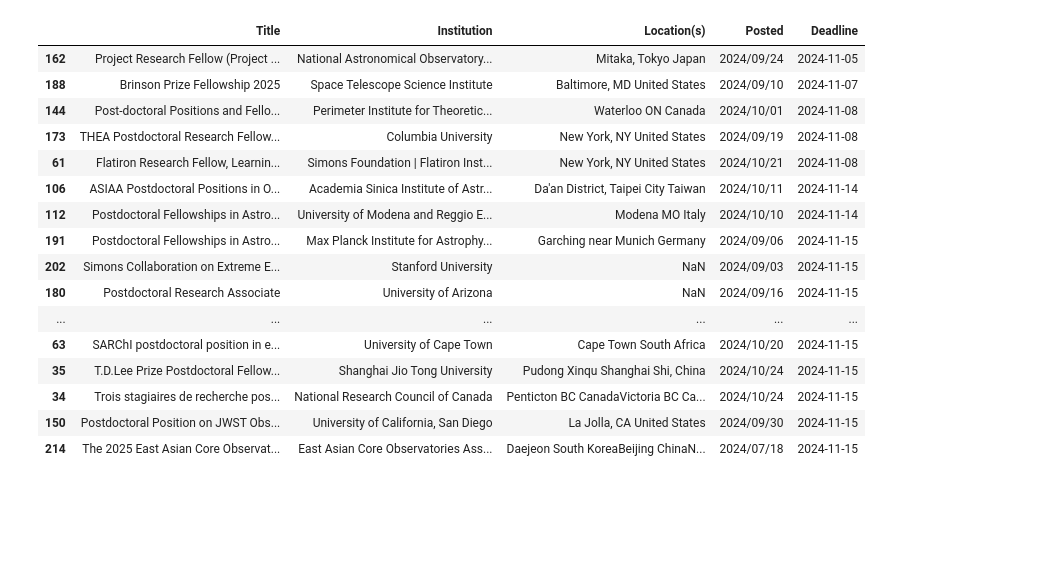
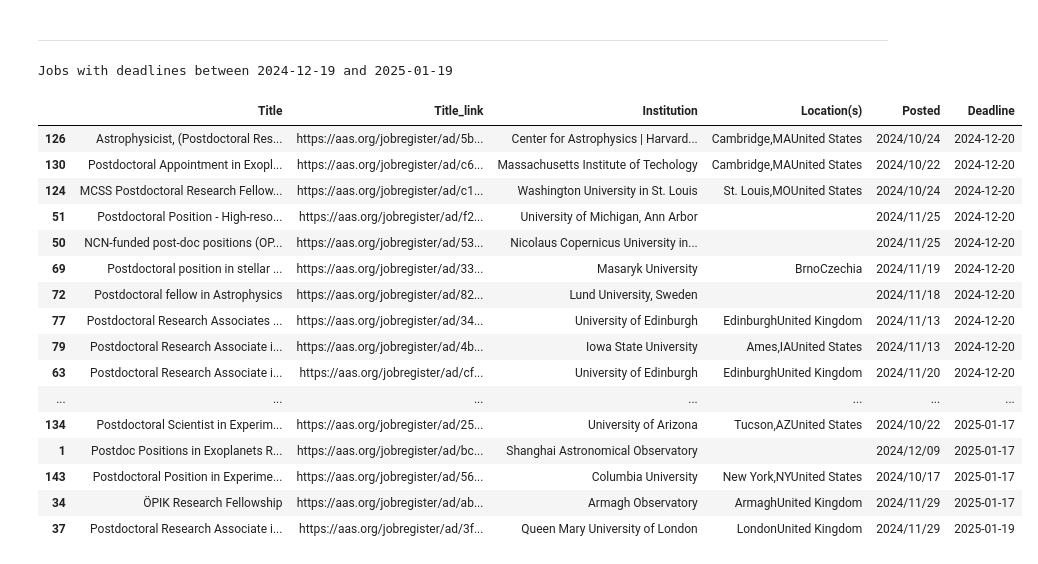
Before and after one commit to rodff/astropostdoc_hunt, a Jupyter notebook: check_AASJobs.ipynb, the cells around one changed output. Drawn from its saved outputs; the diff is of its cells as text; code cells hidden in the pictures; blank space fills up the shorter version.

```diff
--- a/check_AASJobs.ipynb
+++ b/check_AASJobs.ipynb
@@ -7,22 +0,0 @@ from urllib.request import Request, urlopen
-# %%
-class AASJobTable:
-    def __init__(self,link:str):
-        self.link = link
-        self.headers = {'User-Agent': 'Mozilla/5.0'}
-
-    def retrieve_table(self):
-        req = Request(self.link, headers=self.headers)
-        webpage = urlopen(req).read()
-
-        soup = BeautifulSoup(webpage, "html.parser")
-        table = soup.find_all("table")
-        df = pd.read_html(StringIO(str(table)))[0]
-
-        self.table = df.copy(deep=True)
-
-    def filter_by_date(self, min_date:str, max_date:str='2100-01-01', date_kw:str='Deadline'):
-        self.table[date_kw] = pd.to_datetime(self.table[date_kw],format='%Y/%m/%d')
-
-        mask = (self.table[date_kw] > min_date) & (self.table[date_kw] <= max_date)
-        self.table = self.table.loc[mask]
-        self.table = self.table.sort_values(by=date_kw)
@@ -34,24 +97,33 @@ maxdate = '2024-11-15'
 # %%
+# Create the table object
 T = AASJobTable(link)
+# Retrieve the table
 T.retrieve_table()
-T.filter_by_date(today,maxdate)
-
-T.table
+# Filter by date
+T.filter_by_date(mindate,maxdate)
-# %% [output]
-|  | Title | Institution | Location(s) | Posted | Deadline |
-| 162 | Project Research Fellow (Project ... | National Astronomical Observatory... | Mitaka, Tokyo Japan | 2024/09/24 | 2024-11-05 |
-| 188 | Brinson Prize Fellowship 2025 | Space Telescope Science Institute | Baltimore, MD United States | 2024/09/10 | 2024-11-07 |
-| 144 | Post-doctoral Positions and Fello... | Perimeter Institute for Theoretic... | Waterloo ON Canada | 2024/10/01 | 2024-11-08 |
-| 173 | THEA Postdoctoral Research Fellow... | Columbia University | New York, NY United States | 2024/09/19 | 2024-11-08 |
-| 61 | Flatiron Research Fellow, Learnin... | Simons Foundation | Flatiron Inst... | New York, NY United States | 2024/10/21 | 2024-11-08 |
-| 106 | ASIAA Postdoctoral Positions in O... | Academia Sinica Institute of Astr... | Da'an District, Taipei City Taiwan | 2024/10/11 | 2024-11-14 |
-| 112 | Postdoctoral Fellowships in Astro... | University of Modena and Reggio E... | Modena MO Italy | 2024/10/10 | 2024-11-14 |
-| 191 | Postdoctoral Fellowships in Astro... | Max Planck Institute for Astrophy... | Garching near Munich Germany | 2024/09/06 | 2024-11-15 |
-| 202 | Simons Collaboration on Extreme E... | Stanford University | NaN | 2024/09/03 | 2024-11-15 |
-| 180 | Postdoctoral Research Associate | University of Arizona | NaN | 2024/09/16 | 2024-11-15 |
-| ... | ... | ... | ... | ... | ... |
-| 63 | SARChI postdoctoral position in e... | University of Cape Town | Cape Town South Africa | 2024/10/20 | 2024-11-15 |
-| 35 | T.D.Lee Prize Postdoctoral Fellow... | Shanghai Jio Tong University | Pudong Xinqu Shanghai Shi, China | 2024/10/24 | 2024-11-15 |
-| 34 | Trois stagiaires de recherche pos... | National Research Council of Canada | Penticton BC CanadaVictoria BC Ca... | 2024/10/24 | 2024-11-15 |
-| 150 | Postdoctoral Position on JWST Obs... | University of California, San Diego | La Jolla, CA United States | 2024/09/30 | 2024-11-15 |
-| 214 | The 2025 East Asian Core Observat... | East Asian Core Observatories Ass... | Daejeon South KoreaBeijing ChinaN... | 2024/07/18 | 2024-11-15 |
+# %% [markdown]
+***
+# %%
+print(f'Jobs with deadlines between {mindate} and {maxdate}')
+
+# Display the DataFrame as HTML in Jupyter Notebook
+display(HTML(T.dataframe.to_html(escape=False)))
+# %% [output]
+Jobs with deadlines between 2024-12-19 and 2025-01-19
+|  | Title | Title_link | Institution | Location(s) | Posted | Deadline |
+| 126 | Astrophysicist, (Postdoctoral Res... | https://aas.org/jobregister/ad/5b... | Center for Astrophysics | Harvard... | Cambridge,MAUnited States | 2024/10/24 | 2024-12-20 |
+| 130 | Postdoctoral Appointment in Exopl... | https://aas.org/jobregister/ad/c6... | Massachusetts Institute of Techology | Cambridge,MAUnited States | 2024/10/22 | 2024-12-20 |
+| 124 | MCSS Postdoctoral Research Fellow... | https://aas.org/jobregister/ad/c1... | Washington University in St. Louis | St. Louis,MOUnited States | 2024/10/24 | 2024-12-20 |
+| 51 | Postdoctoral Position - High-reso... | https://aas.org/jobregister/ad/f2... | University of Michigan, Ann Arbor |  | 2024/11/25 | 2024-12-20 |
+| 50 | NCN-funded post-doc positions (OP... | https://aas.org/jobregister/ad/53... | Nicolaus Copernicus University in... |  | 2024/11/25 | 2024-12-20 |
+| 69 | Postdoctoral position in stellar ... | https://aas.org/jobregister/ad/33... | Masaryk University | BrnoCzechia | 2024/11/19 | 2024-12-20 |
+| 72 | Postdoctoral fellow in Astrophysics | https://aas.org/jobregister/ad/82... | Lund University, Sweden |  | 2024/11/18 | 2024-12-20 |
+| 77 | Postdoctoral Research Associates ... | https://aas.org/jobregister/ad/34... | University of Edinburgh | EdinburghUnited Kingdom | 2024/11/13 | 2024-12-20 |
+| 79 | Postdoctoral Research Associate i... | https://aas.org/jobregister/ad/4b... | Iowa State University | Ames,IAUnited States | 2024/11/13 | 2024-12-20 |
+| 63 | Postdoctoral Research Associate i... | https://aas.org/jobregister/ad/cf... | University of Edinburgh | EdinburghUnited Kingdom | 2024/11/20 | 2024-12-20 |
+| ... | ... | ... | ... | ... | ... | ... |
+| 134 | Postdoctoral Scientist in Experim... | https://aas.org/jobregister/ad/25... | University of Arizona | Tucson,AZUnited States | 2024/10/22 | 2025-01-17 |
+| 1 | Postdoc Positions in Exoplanets R... | https://aas.org/jobregister/ad/bc... | Shanghai Astronomical Observatory |  | 2024/12/09 | 2025-01-17 |
+| 143 | Postdoctoral Position in Experime... | https://aas.org/jobregister/ad/56... | Columbia University | New York,NYUnited States | 2024/10/17 | 2025-01-17 |
+| 34 | ÖPIK Research Fellowship | https://aas.org/jobregister/ad/ab... | Armagh Observatory | ArmaghUnited Kingdom | 2024/11/29 | 2025-01-17 |
+| 37 | Postdoctoral Research Associate i... | https://aas.org/jobregister/ad/3f... | Queen Mary University of London | LondonUnited Kingdom | 2024/11/29 | 2025-01-19 |
```
Also changed, not shown: parts of 5 cells of this notebook.
